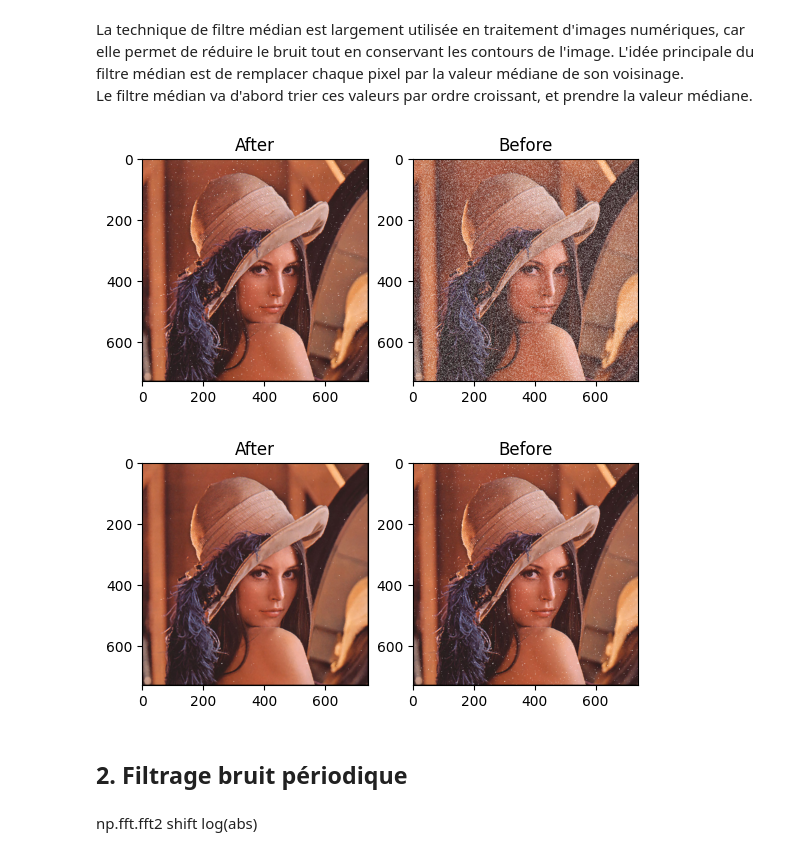
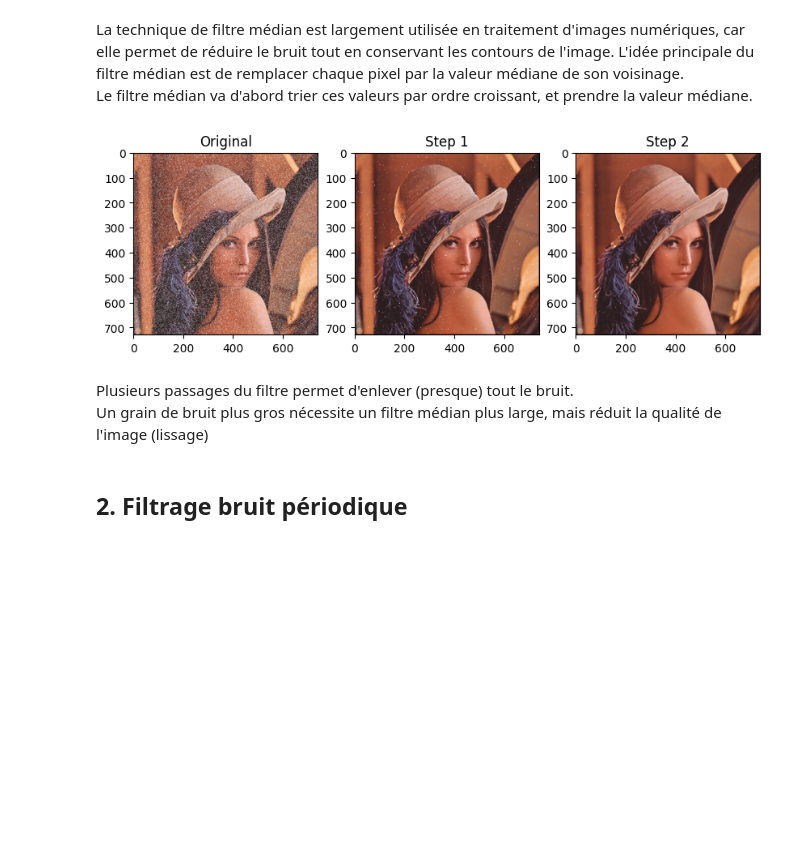
Before and after one commit to floriantholin/Traitement-Images, a Jupyter notebook: lab2.ipynb, the cells around one changed output. Cells and saved outputs as stored; diff of their text form; code cells hidden in the pictures; blank space fills up the shorter version.

```diff
--- a/lab2.ipynb
+++ b/lab2.ipynb
@@ -7,17 +7,38 @@ import numpy as np
 from random import randrange as rand
 
 im_lena = np.array(Image.open("Images_TP/Lena.jpg"))
-im_noisy_lena = np.array(Image.open("Images_TP/noisy_Lena.png"))
 im_noise = np.array(Image.open("Images_TP/noise.tif"))
 im_clown = np.array(Image.open("Images_TP/clown.tif"))
+im_noisy_lena = np.array(Image.open("Images_TP/noisy_Lena.png"))
+im_mercury = np.array(Image.open("Images_TP/mercury.tif"))
 
 # Image.fromarray(im_dungeon).show()
-def show(im,im_ref=im_lena,cmap= 'viridis',cmap_ref='viridis'):
+def show2(im_ref,im,cmap= 'viridis',cmap_ref='viridis',title1='Before',title2='After'):
     f, axarr = plt.subplots(1,2)    #subplot(r,c) -> r:nb_rows, c:nb_columns
-    axarr[0].set_title('After')
-    axarr[0].imshow(im,cmap=cmap)
-    axarr[1].set_title('Before')
-    axarr[1].imshow(im_ref,cmap=cmap_ref)
+    axarr[0].set_title(title1)
+    axarr[0].imshow(im_ref,cmap=cmap_ref)
+    axarr[1].set_title(title2)
+    axarr[1].imshow(im,cmap=cmap)
+    f.set_figheight(9)
+    f.set_figwidth(9)
+
+def show3(im_ref,im1, im2,cmap= 'viridis',cmap_ref='viridis',title1='Step 1',title2='Step 2'):
+    f, axarr = plt.subplots(1,3)    #subplot(r,c) -> r:nb_rows, c:nb_columns
+    axarr[0].set_title('Original')
+    axarr[0].imshow(im_ref,cmap=cmap_ref)
+    axarr[1].set_title(title1)
+    axarr[1].imshow(im1,cmap=cmap)
+    axarr[2].set_title(title2)
+    axarr[2].imshow(im2,cmap=cmap)
+    f.set_figheight(10)
+    f.set_figwidth(10)
+
+def normalize(im):
+    img = np.copy(im)
+    img_max = np.max(img)
+    img_min = np.min(img)
+    img = 255 * ((img-img_min)/(img_max-img_min))
+    return img
 # %%
 def add_noise(im,size=1,ratio=1/6):
     #ratio : nb de pixels bruités par pixels de l'image
@@ -46,29 +67,26 @@ Le filtre médian va d'abord trier ces valeurs par ordre croissant, et prendre l
 # %%
 def median_filter_RGB(im,size_filtre):
     #size_filtre : nb de pixels sur un côté
     height, width, nb_channels = im.shape
     assert(nb_channels < 4)        #besoin image RGB
     assert(size_filtre%2 == 1)      #filtre de taille impaire
     bord = size_filtre//2
     img = np.zeros_like(im)
     for y in range(bord,height-bord):
         for x in range(bord,width-bord):
             for c in range(0,nb_channels):
                 input = im[y-bord:y+bord+1,x-bord:x+bord+1,c]
                 img[y,x,c] = np.median(input,axis=None)
     return img
 
 im_temp = median_filter_RGB(im_noisy_lena2,3)
-show(im_temp,im_noisy_lena2)
 im_temp2 = median_filter_RGB(im_temp,3)
-show(im_temp2,im_temp)
+show3(im_noisy_lena2,im_temp,im_temp2)
 # %% [output]
-[figure, old version]
+[figure, new version]
-[figure, removed]
+# %% [markdown]
+Plusieurs passages du filtre permet d'enlever (presque) tout le bruit.\
+Un grain de bruit plus gros nécessite un filtre médian plus large, mais réduit la qualité de l'image (lissage)
 # %% [markdown]
 ## 2. Filtrage bruit périodique
-# %% [markdown]
-np.fft.fft2
-shift
-log(abs)
 # %%
```
Also changed, not shown: parts of 5 cells of this notebook, 1 other file.
